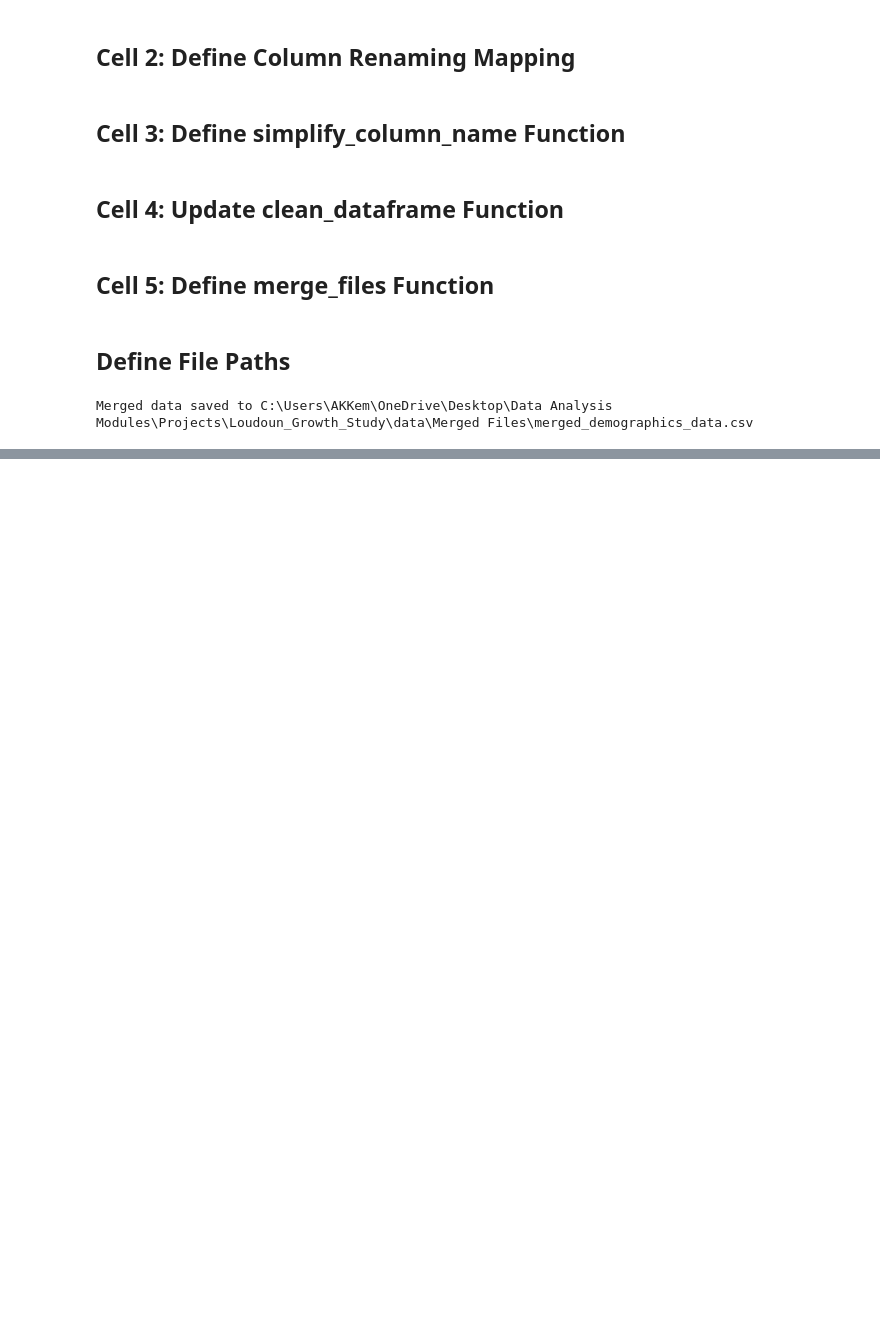
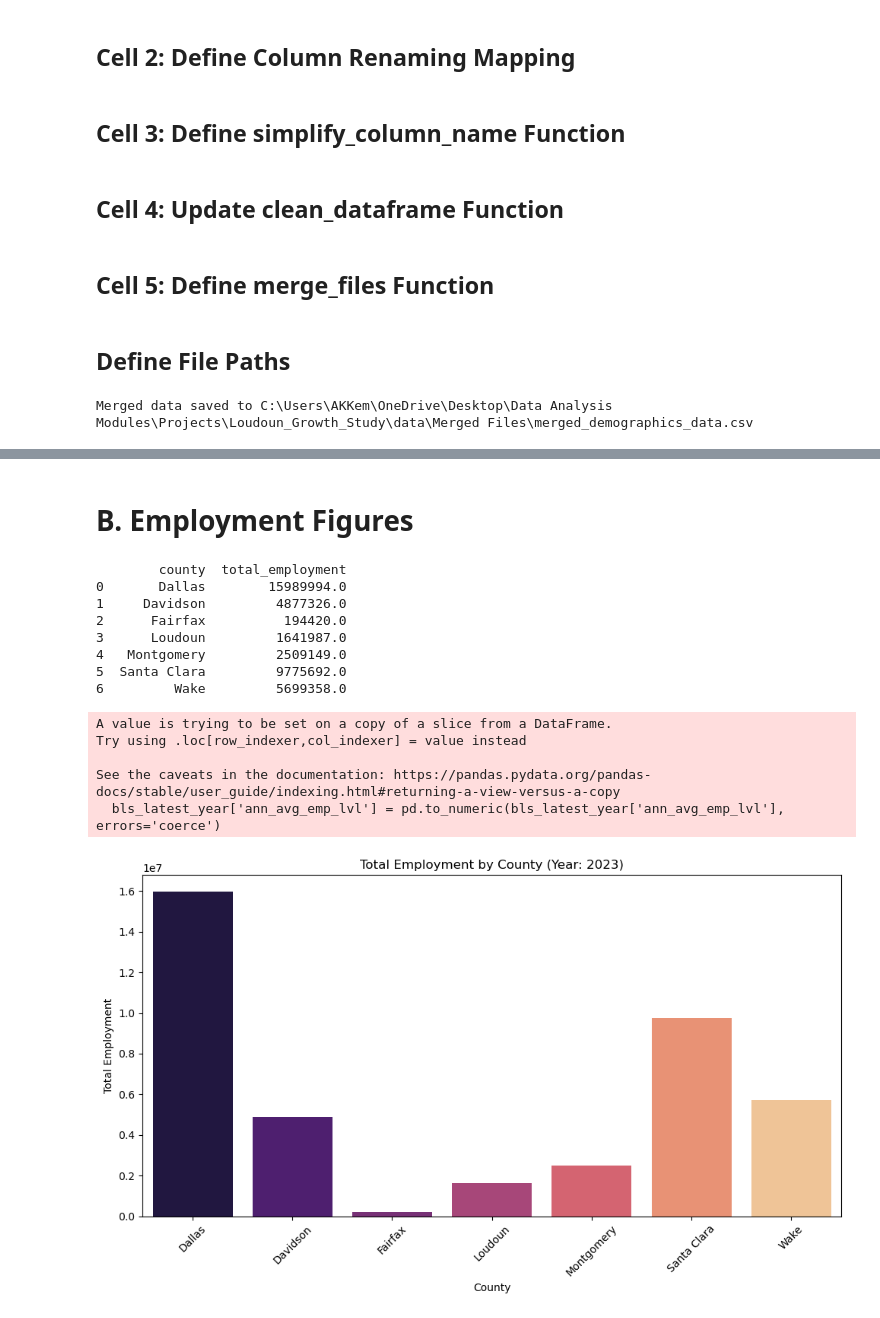
Before and after one commit to Akemp787/Loudoun_County_Growth_Study, a Jupyter notebook: notebooks/Loudoun County Growth Study.ipynb, the cells around one changed output, grey strips where cells are left out. Drawn from its saved outputs; the diff is of its cells as text; code cells hidden in the pictures; blank space fills up the shorter version.

```diff
--- a/notebooks/Loudoun County Growth Study.ipynb
+++ b/notebooks/Loudoun County Growth Study.ipynb
@@ -508,0 +550,47 @@ Census Data:
+# %% [markdown]
+# B. Employment Figures
+# %%
+# Load the BLS data
+bls_df = merged_bls_data.copy()
+
+# Ensure 'year' is numeric and get the latest year
+bls_df['year'] = pd.to_numeric(bls_df['year'], errors='coerce')
+latest_year = bls_df['year'].max()
+
+# Filter for the latest year
+bls_latest_year = bls_df[bls_df['year'] == latest_year]
+
+# Ensure 'ann_avg_emp_lvl' is numeric
+bls_latest_year['ann_avg_emp_lvl'] = pd.to_numeric(bls_latest_year['ann_avg_emp_lvl'], errors='coerce')
+
+# Group by county and sum employment levels
+employment_figures = bls_latest_year.groupby('county')['ann_avg_emp_lvl'].sum().reset_index()
+employment_figures.rename(columns={'ann_avg_emp_lvl': 'total_employment'}, inplace=True)
+
+# Display
+print(employment_figures)
+
+# Plot
+plt.figure(figsize=(10, 6))
+sns.barplot(data=employment_figures, x='county', y='total_employment', palette='magma')
+plt.title(f'Total Employment by County (Year: {int(latest_year)})')
+plt.xlabel('County')
+plt.ylabel('Total Employment')
+plt.xticks(rotation=45)
+plt.tight_layout()
+plt.show()
+# %% [output]
+        county  total_employment
+0       Dallas        15989994.0
+1     Davidson         4877326.0
+2      Fairfax          194420.0
+3      Loudoun         1641987.0
+4   Montgomery         2509149.0
+5  Santa Clara         9775692.0
+6         Wake         5699358.0
+A value is trying to be set on a copy of a slice from a DataFrame.
+Try using .loc[row_indexer,col_indexer] = value instead
+
+See the caveats in the documentation: https://pandas.pydata.org/pandas-docs/stable/user_guide/indexing.html#returning-a-view-versus-a-copy
+  bls_latest_year['ann_avg_emp_lvl'] = pd.to_numeric(bls_latest_year['ann_avg_emp_lvl'], errors='coerce')
+[figure, added]
```
Also changed, not shown: parts of 29 cells of this notebook, 51 other files.
